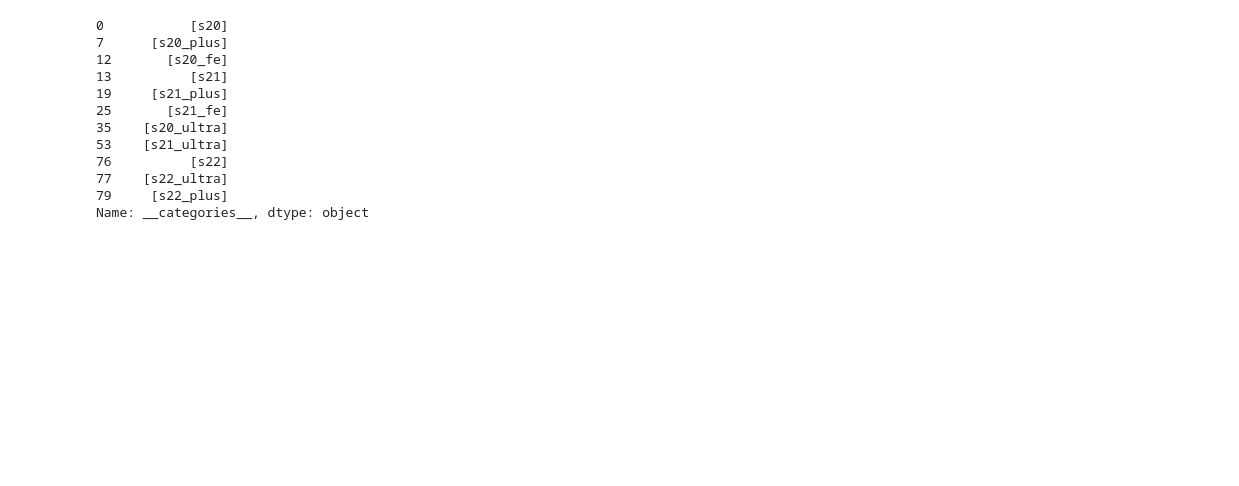
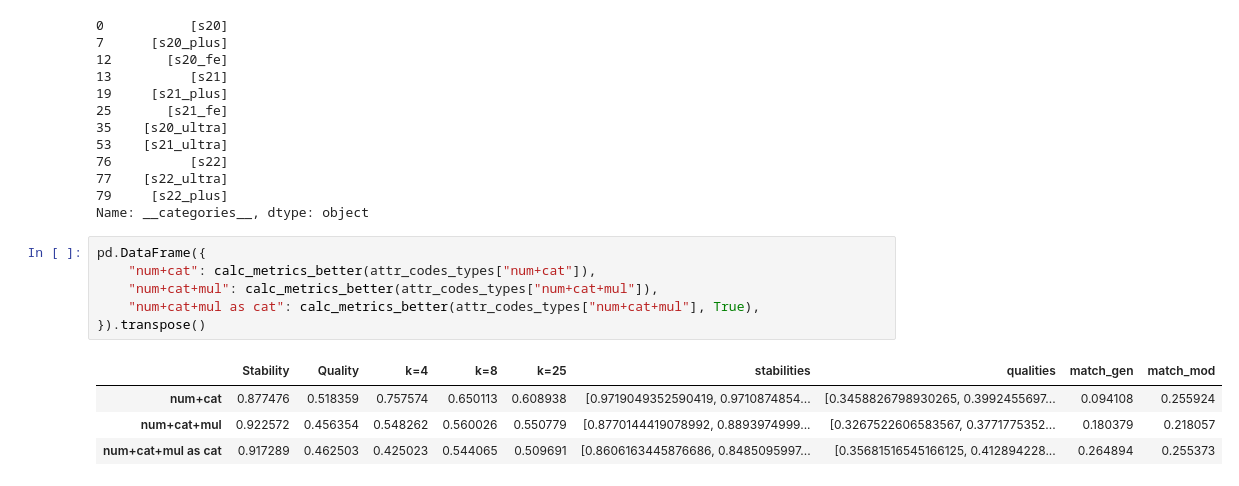
Before and after one commit to hd-code/ma-product-clustering, a Jupyter notebook: cluster-analysis/notebooks/clustering/1-cases.ipynb, the cells around one changed output. Saved outputs shown, nothing was run; the diff lists cells and outputs as text; blank space fills up the shorter version.

```diff
--- a/cluster-analysis/notebooks/clustering/1-cases.ipynb
+++ b/cluster-analysis/notebooks/clustering/1-cases.ipynb
@@ -773,3 +773,14 @@ products_df["__categories__"].drop_duplicates()
 77    [s22_ultra]
 79     [s22_plus]
 Name: __categories__, dtype: object
+# %%
+pd.DataFrame({
+    "num+cat": calc_metrics_better(attr_codes_types["num+cat"]),
+    "num+cat+mul": calc_metrics_better(attr_codes_types["num+cat+mul"]),
+    "num+cat+mul as cat": calc_metrics_better(attr_codes_types["num+cat+mul"], True),
+}).transpose()
+# %% [output]
+|  | Stability | Quality | k=4 | k=8 | k=25 | stabilities | qualities | match_gen | match_mod |
+| num+cat | 0.877476 | 0.518359 | 0.757574 | 0.650113 | 0.608938 | [0.9719049352590419, 0.9710874854... | [0.3458826798930265, 0.3992455697... | 0.094108 | 0.255924 |
+| num+cat+mul | 0.922572 | 0.456354 | 0.548262 | 0.560026 | 0.550779 | [0.8770144419078992, 0.8893974999... | [0.3267522606583567, 0.3771775352... | 0.180379 | 0.218057 |
+| num+cat+mul as cat | 0.917289 | 0.462503 | 0.425023 | 0.544065 | 0.509691 | [0.8606163445876686, 0.8485095997... | [0.35681516545166125, 0.412894228... | 0.264894 | 0.255373 |
```
Also changed, not shown: parts of 3 cells of this notebook, 3 other files.
